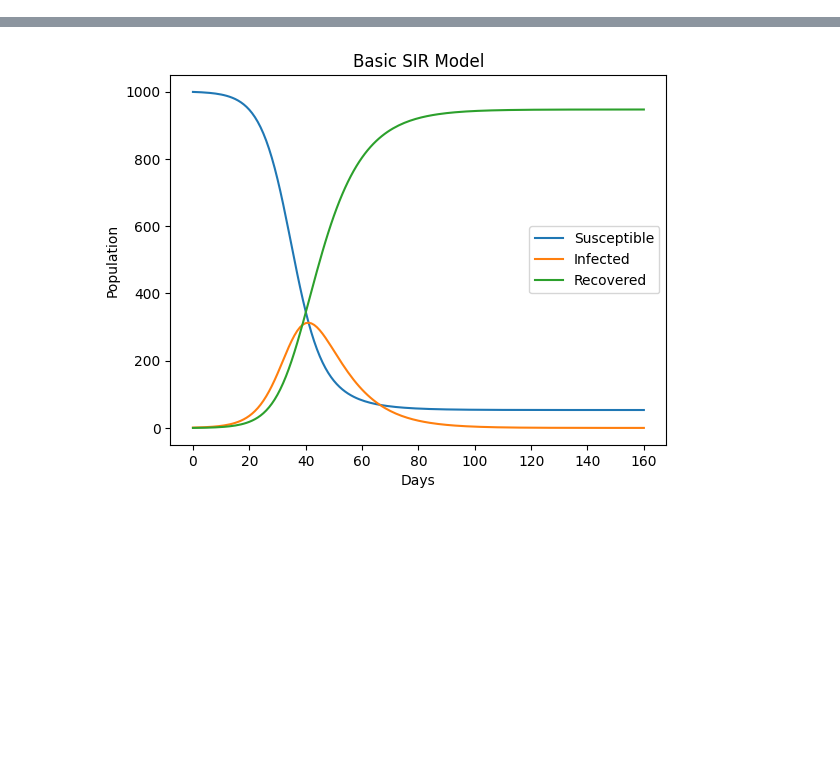
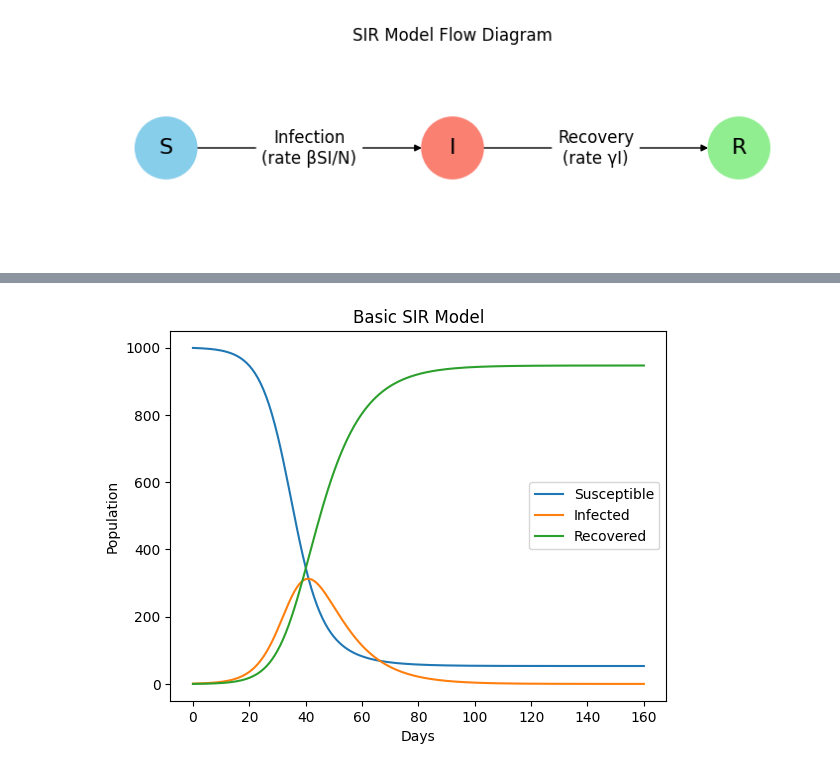
Before and after one commit to JasonHunter95/infectious-diseases, a Jupyter notebook: sir_model.ipynb, the cells around one changed output, grey strips where cells are left out. Drawn from its saved outputs; the diff is of its cells as text; code cells hidden in the pictures; blank space fills up the shorter version.

```diff
--- a/sir_model.ipynb
+++ b/sir_model.ipynb
@@ -24,0 +97,22 @@ This is a gross simplification of real-world dynamics. In reality, individuals m
+# %%
+# SIR flow diagram using matplotlib and networkx
+import matplotlib.pyplot as plt
+import networkx as nx
+
+G = nx.DiGraph()
+G.add_nodes_from(['S', 'I', 'R'])
+G.add_edge('S', 'I', label='Infection\n(rate βSI/N)')
+G.add_edge('I', 'R', label='Recovery\n(rate γI)')
+
+pos = {'S': (0, 0), 'I': (2, 0), 'R': (4, 0)}
+labels = {node: node for node in G.nodes()}
+edge_labels = {(u, v): d['label'] for u, v, d in G.edges(data=True)}
+
+plt.figure(figsize=(7,2))
+nx.draw(G, pos, with_labels=True, node_size=2000, node_color=['skyblue','salmon','lightgreen'], font_size=16)
+nx.draw_networkx_edge_labels(G, pos, edge_labels=edge_labels, font_size=12)
+plt.title("SIR Model Flow Diagram")
+plt.axis('off')
+plt.show()
+# %% [output]
+[figure, added]
```
Also changed, not shown: parts of 2 cells of this notebook, 3 other files.
